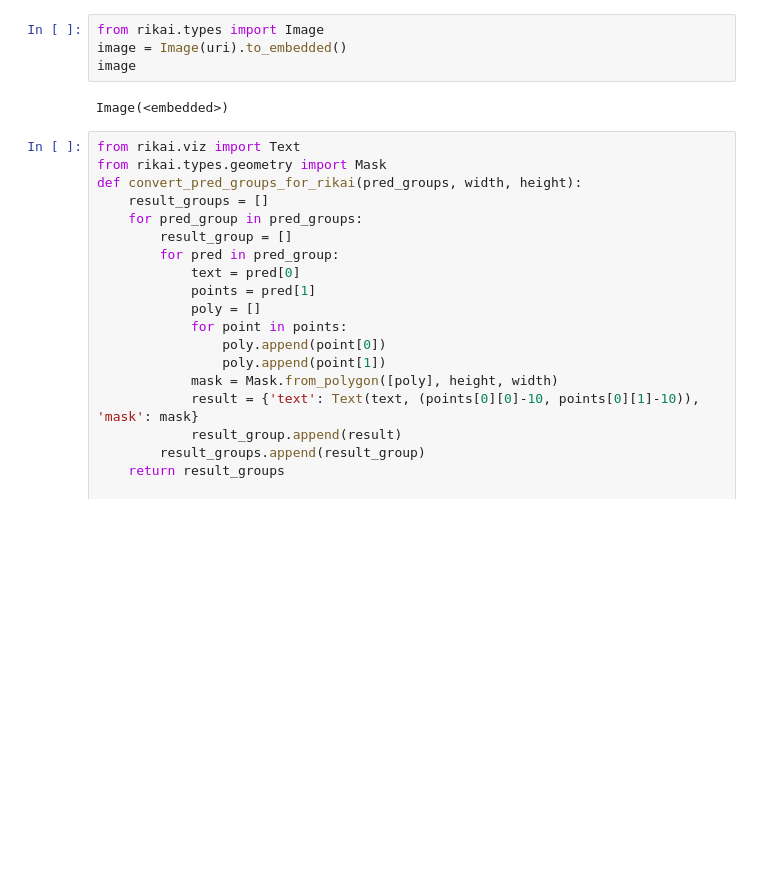
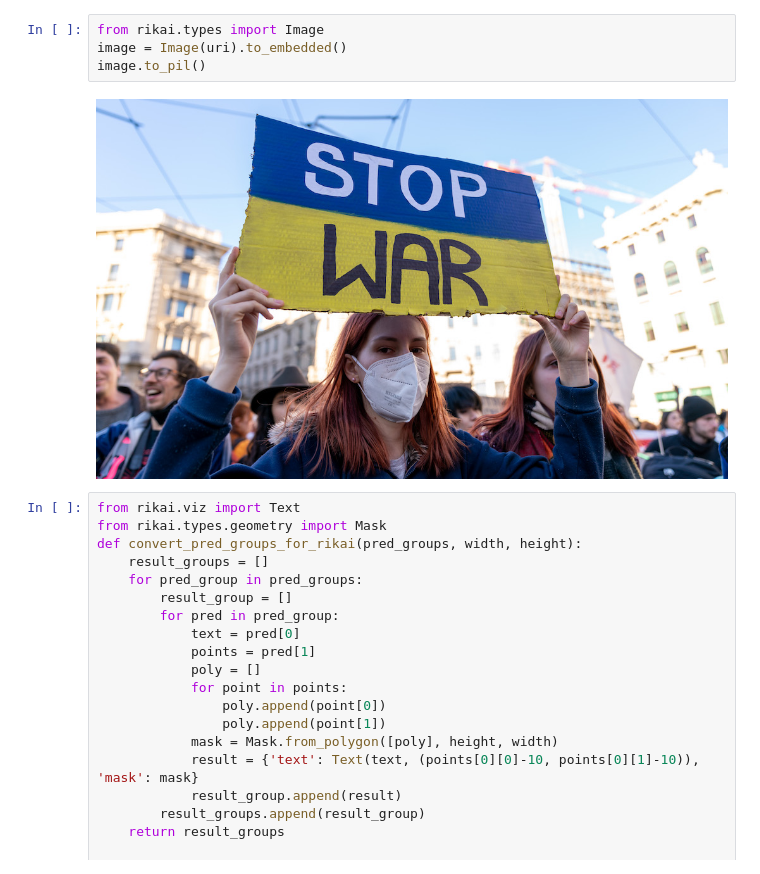
Before and after one commit to da-tubi/rikai-ocr, a Jupyter notebook: notebooks/KerasOCR.ipynb, the cells around one changed output. Saved outputs shown, nothing was run; the diff lists cells and outputs as text; blank space fills up the shorter version.

```diff
--- a/notebooks/KerasOCR.ipynb
+++ b/notebooks/KerasOCR.ipynb
@@ -28,9 +28,9 @@ Looking for /Users/da/.keras-ocr/crnn_kurapan.h5
 # %%
 from rikai.types import Image
 image = Image(uri).to_embedded()
-image
+image.to_pil()
 # %% [output]
-Image(<embedded>)
+[figure, added]
 # %%
 from rikai.viz import Text
 from rikai.types.geometry import Mask
```
Also changed, not shown: parts of 2 cells of this notebook.
